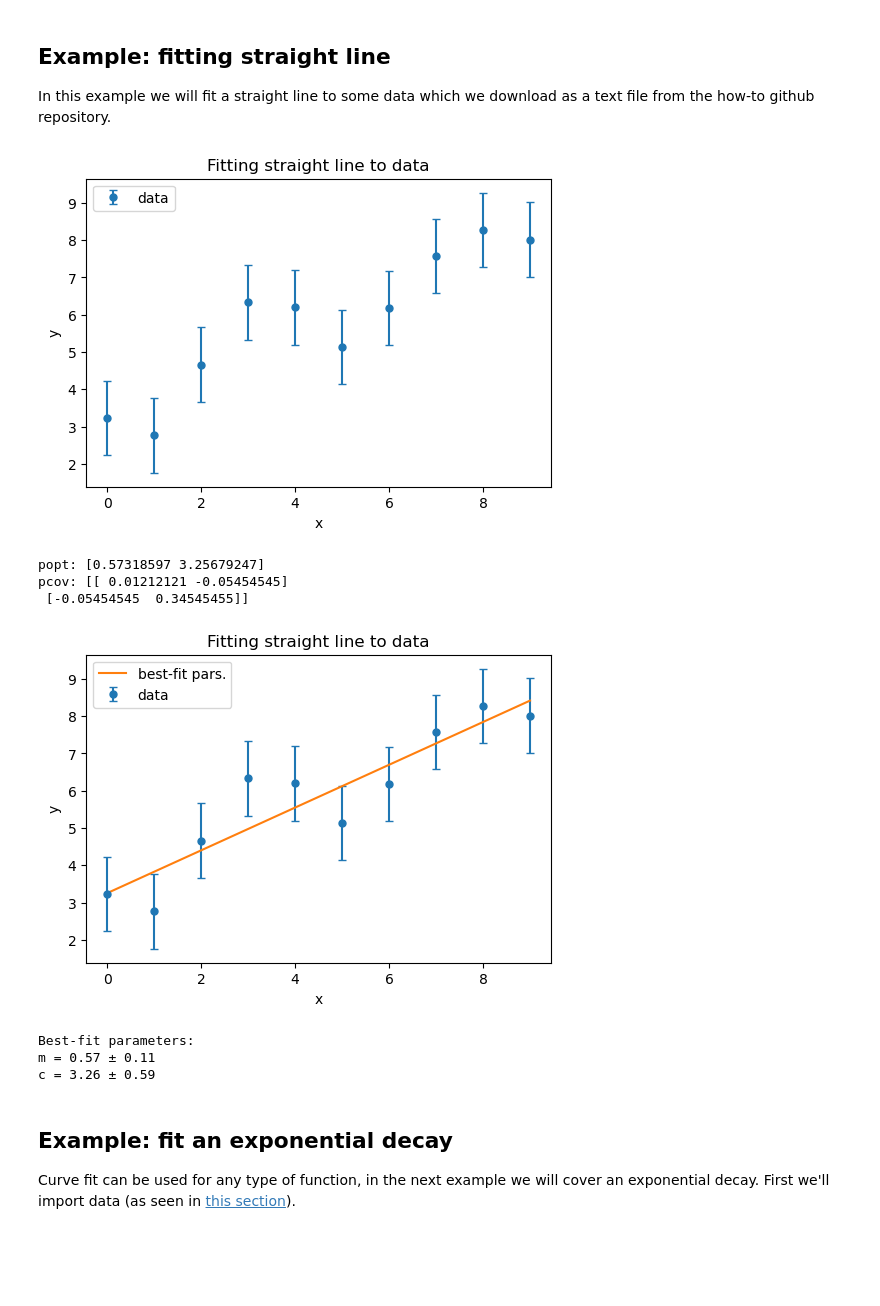
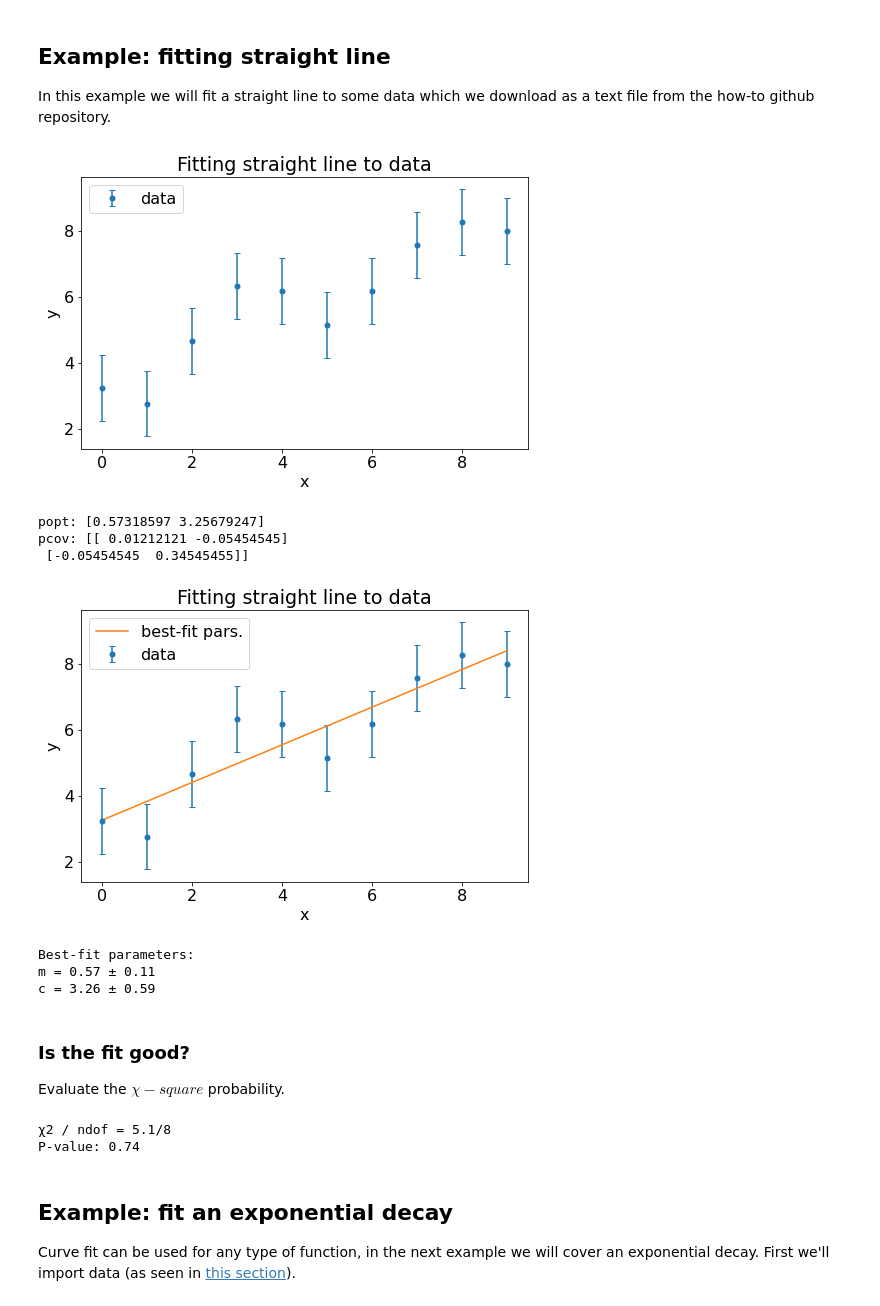
Before and after one commit to UCD-Physics/Python-HowTos, a Jupyter notebook: Curve_fit.ipynb, the cells around one changed output. Drawn from its saved outputs; the diff is of its cells as text; code cells hidden in the pictures; blank space fills up the shorter version.

Commit message:
Added plt.rcParams['errorbar.capsize'] and  chi-squared P-value

```diff
--- a/Curve_fit.ipynb
+++ b/Curve_fit.ipynb
@@ -53,6 +53,11 @@ from scipy.optimize import curve_fit
 
 import numpy as np
 import matplotlib.pyplot as plt
+# %%
+plt.rcParams['figure.figsize'] = (8,5)
+plt.rcParams['font.size'] = 16
+plt.rcParams['savefig.bbox'] = 'tight'
+plt.rcParams['errorbar.capsize'] = 3
 # %% [markdown]
 ## Example: fitting straight line
 
@@ -72,14 +79,14 @@ def line(x, m, c):
 # %%
 # plot the data and errors to make sure reasonable before fitting.
 
-plt.errorbar(x, y, yerr, capsize=3, fmt="o", markersize=5, label="data")
+plt.errorbar(x, y, yerr, fmt="o", markersize=5, label="data")
 
 plt.title("Fitting straight line to data")
 plt.xlabel("x")
 plt.ylabel("y");
 plt.legend();
 # %% [output]
-[figure, old version]
+[figure, new version]
 # %%
 # perform curve fit
 #
@@ -105,7 +112,7 @@ plt.xlabel("x")
 plt.ylabel("y");
 plt.legend();
 # %% [output]
-[figure, old version]
+[figure, new version]
 # %%
 # print best-fit pars and their errors
 
@@ -121,6 +128,25 @@ print(f"c = {c_opt:.2f} ± {c_err:.2f}")
 Best-fit parameters:
 m = 0.57 ± 0.11
 c = 3.26 ± 0.59
+# %% [markdown]
+### Is the fit good?
+
+Evaluate the $\chi-square$ probability.
+# %%
+csq = np.sum(((y - line(x, *popt)) / yerr) ** 2)
+
+ndof = len(x) - 2  # number of data points - number of parameters in fit function
+
+print(f"χ2 / ndof = {csq:.1f}/{ndof}")
+
+from scipy.stats import chi2
+
+P = chi2.sf(csq, ndof)
+
+print(f"P-value: {P:.2g}")
+# %% [output]
+χ2 / ndof = 5.1/8
+P-value: 0.74
 # %% [markdown]
 ## Example: fit an exponential decay
 
```
Also changed, not shown: parts of 1 cell of this notebook, 1 other file.
